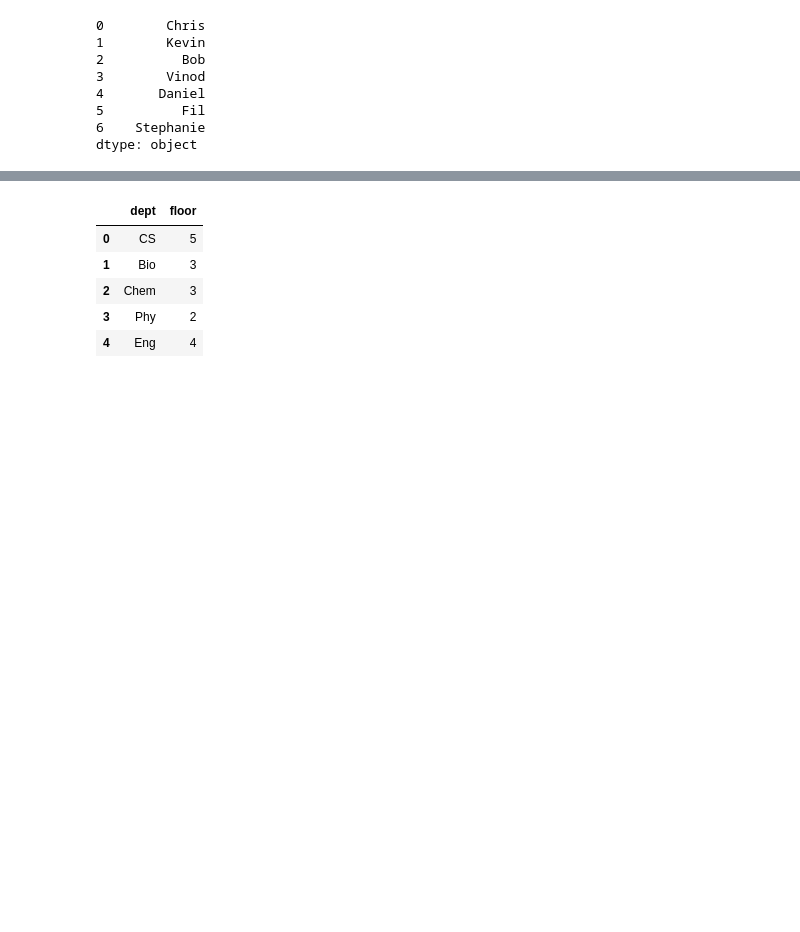
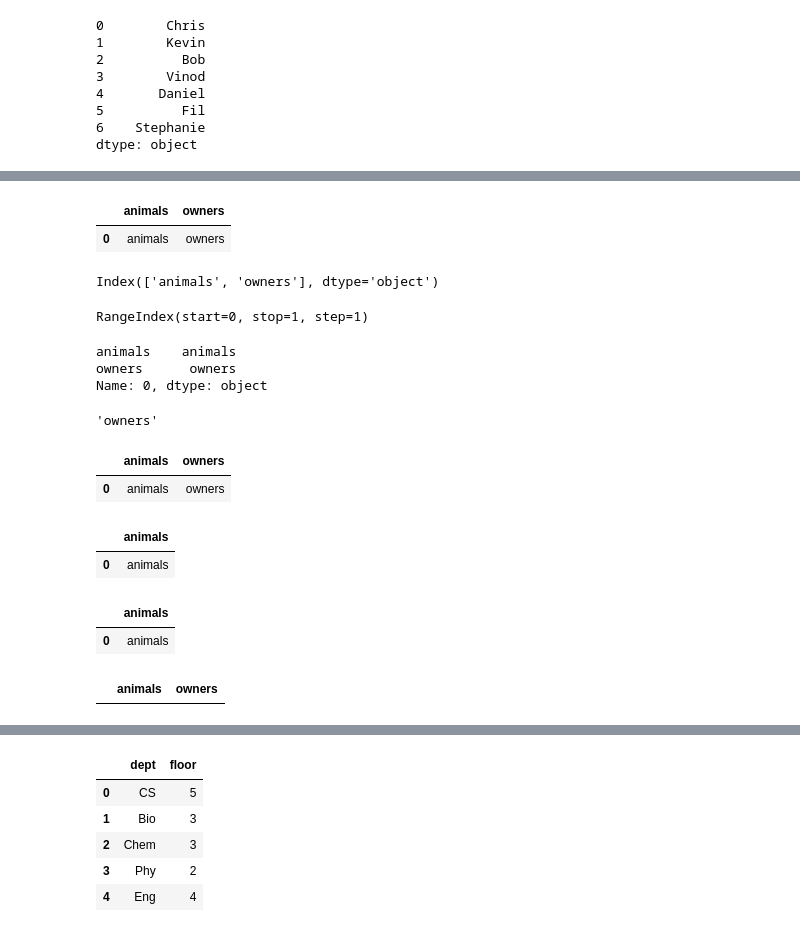
Before and after one commit to mrashid01/CPSC5305_team_work, a Jupyter notebook: TW1 - Pandas/df_ex.ipynb, the cells around one changed output, grey strips where cells are left out. Drawn from its saved outputs; the diff is of its cells as text; code cells hidden in the pictures; blank space fills up the shorter version.

```diff
--- a/TW1 - Pandas/df_ex.ipynb
+++ b/TW1 - Pandas/df_ex.ipynb
@@ -96,7 +98,7 @@ dtype: object
 # %%
-frame = {'animals': animals, 'owners': owners}
+frame = {'animals': ["animals"], 'owners': ["owners"]}
 
-df = pd.DataFrame(frame))
+df = pd.DataFrame(frame)
 
 df
 # %% [output]
@@ -104,34 +105,57 @@ SyntaxError: unmatched ')' (Temp/ipykernel_11280/4066779066.py, line 3)
+|  | animals | owners |
+| 0 | animals | owners |
 # %%
 df.columns
+# %% [output]
+Index(['animals', 'owners'], dtype='object')
 # %%
 df.index
+# %% [output]
+RangeIndex(start=0, stop=1, step=1)
 # %%
 type(df['animals'])
 # %%
 df.iloc[0]
+# %% [output]
+animals    animals
+owners      owners
+Name: 0, dtype: object
 # %%
 df.loc[0][1]
+# %% [output]
+'owners'
 # %%
 # copy an existing DataFrame to create a new dataFrame
 copy_df = df.copy()
 copy_df
+# %% [output]
+|  | animals | owners |
+| 0 | animals | owners |
 # %%
 # drop columns
 
 df2 = df.drop(['owners'], axis = 1)
 
 df2
+# %% [output]
+|  | animals |
+| 0 | animals |
 # %%
 # drop columns
 
 df3 = df.drop(columns = ['owners'])
 
 df3
+# %% [output]
+|  | animals |
+| 0 | animals |
 # %%
 # drop rows
 
-df4 = df.drop([0,1])
+df4 = df.drop([0,0])
 df4
+# %% [output]
+|  | animals | owners |
 # %%
 midx = pd.MultiIndex(levels=[['lama', 'cow', 'falcon'],
                              ['speed', 'weight']],
```
Also changed, not shown: parts of 6 cells of this notebook.
